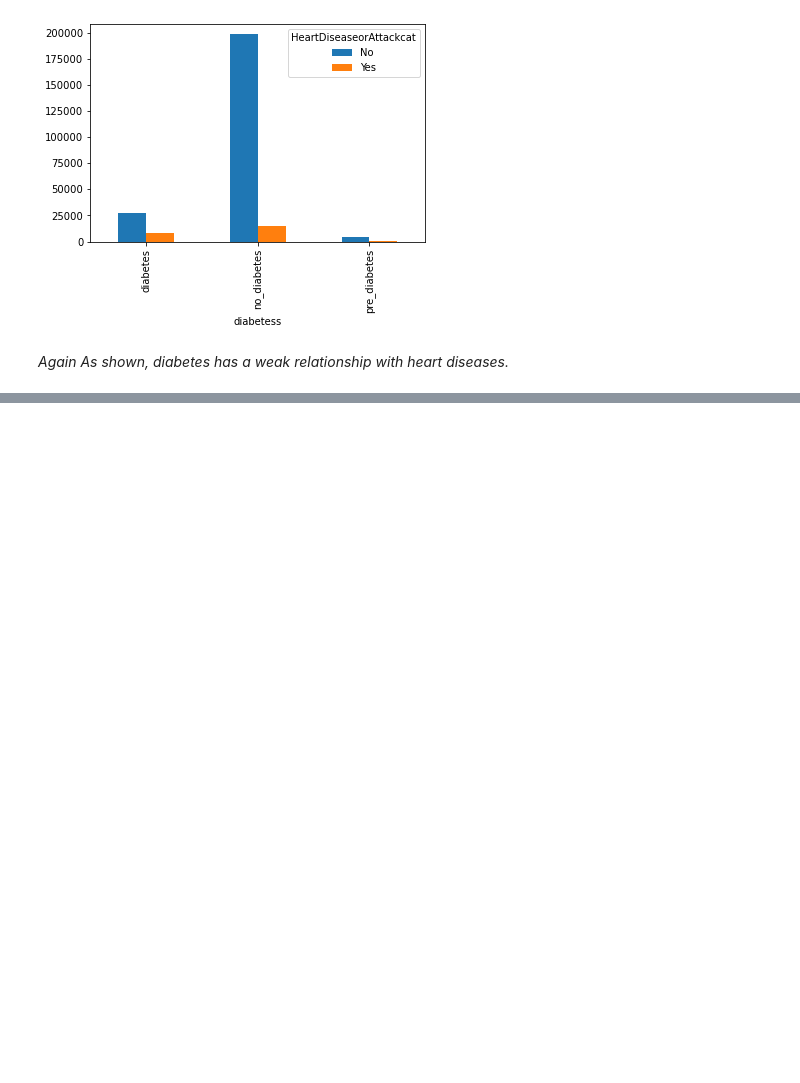
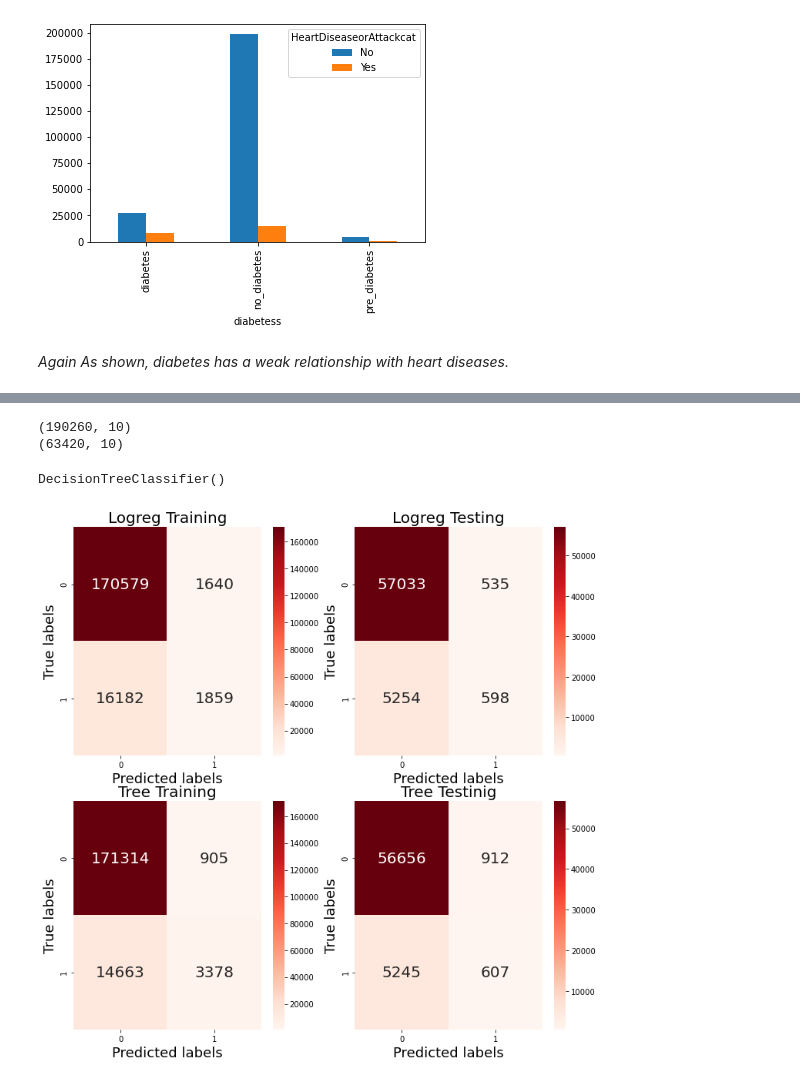
Before and after one commit to BananAldossary98/DScamp, a Jupyter notebook: Heart disease prediction .ipynb, the cells around one changed output, grey strips where cells are left out. Drawn from its saved outputs; the diff is of its cells as text; code cells hidden in the pictures; blank space fills up the shorter version.

```diff
--- a/Heart disease prediction .ipynb
+++ b/Heart disease prediction .ipynb
@@ -217,0 +238,40 @@ CrosstabResultdi.plot.bar()
+# %%
+xtrainten, xtestten, ytrainten, ytestten = train_test_split(topten, target, test_size=0.25)
+print(xtrainten.shape)
+print(xtestten.shape)
+# %% [output]
+(190260, 10)
+(63420, 10)
+# %%
+logreg = LogisticRegression(solver='liblinear')
+tree = DecisionTreeClassifier()
+# %%
+logreg.fit(xtrainten, ytrainten)
+tree.fit(xtrainten, ytrainten)
+# %% [output]
+DecisionTreeClassifier()
+# %%
+logreg_ypred_train = logreg.predict(xtrainten)
+logreg_ypred_test = logreg.predict(xtestten)
+
+tree_ypred_train = tree.predict(xtrainten)
+tree_ypred_test = tree.predict(xtestten)
+# %%
+train_con_mat_logreg = confusion_matrix(ytrainten, logreg_ypred_train)
+test_con_mat_logreg = confusion_matrix(ytestten, logreg_ypred_test)
+
+train_con_mat_tree = confusion_matrix(ytrainten, tree_ypred_train)
+test_con_mat_tree = confusion_matrix(ytestten, tree_ypred_test)
+# %%
+fig, axes = plt.subplots(nrows=2, ncols=2, figsize=(12,12))
+matrices = [train_con_mat_logreg, test_con_mat_logreg, train_con_mat_tree, test_con_mat_tree]
+titles = ["Logreg Training", "Logreg Testing", "Tree Training", "Tree Testinig"]
+for index in range(4):
+    i, j = index//2, index%2
+    sns.heatmap(matrices[index], annot=True, fmt="g", annot_kws={"fontsize":20}, cmap="Reds", ax=axes[i,j])
+    axes[i,j].set_xlabel('Predicted labels', fontsize=18)
+    axes[i,j].set_ylabel('True labels', fontsize=18)
+    axes[i,j].set_title(titles[index], fontsize=20)
+plt.show()
+# %% [output]
+[figure, added]
```
Also changed, not shown: parts of 12 cells of this notebook, 2 other files.
